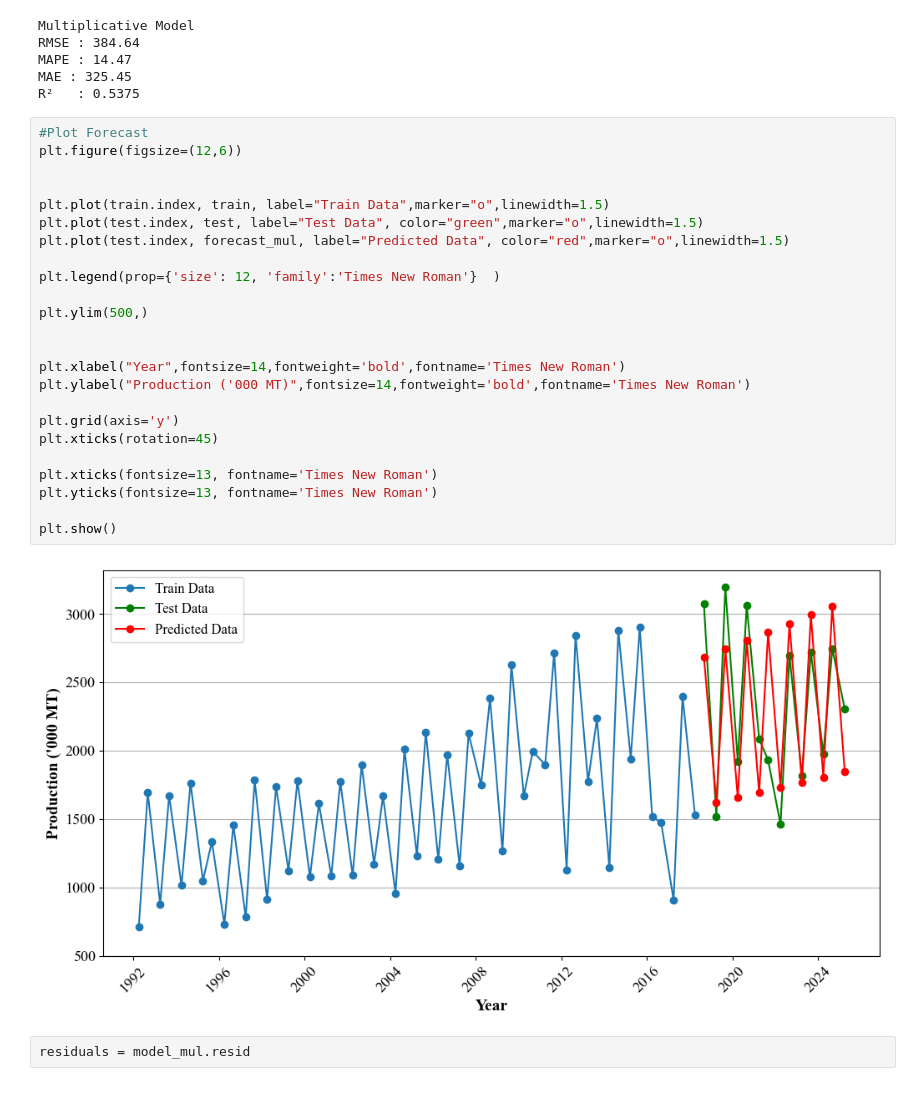
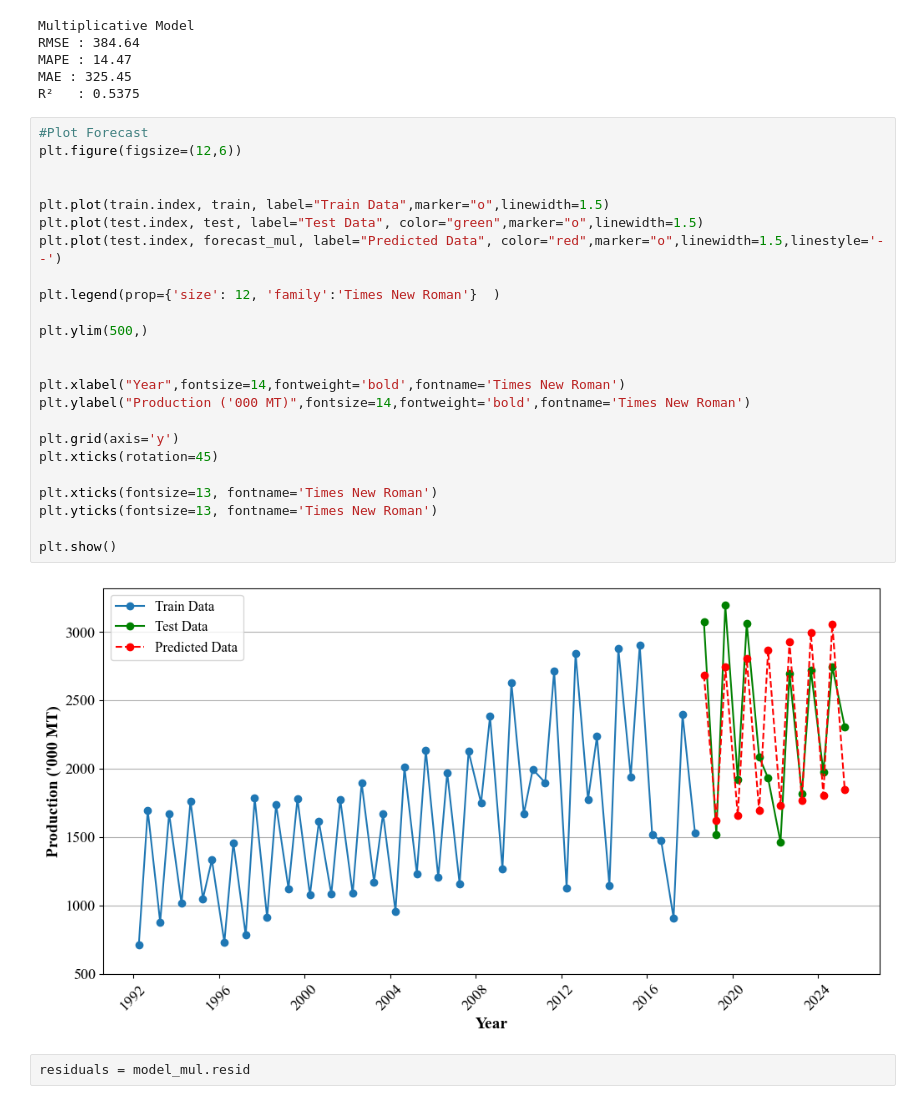
Before and after one commit to AchiniWathsala/Forecasting_Paddy_Production, a Jupyter notebook: production/holt_winters_production.ipynb, the cells around one changed output. Saved outputs shown, nothing was run; the diff lists cells and outputs as text.

```diff
--- a/production/holt_winters_production.ipynb
+++ b/production/holt_winters_production.ipynb
@@ -93,29 +93,29 @@ R²   : 0.5375
 # %%
 #Plot Forecast
 plt.figure(figsize=(12,6))
 
 
 plt.plot(train.index, train, label="Train Data",marker="o",linewidth=1.5)
 plt.plot(test.index, test, label="Test Data", color="green",marker="o",linewidth=1.5)
-plt.plot(test.index, forecast_mul, label="Predicted Data", color="red",marker="o",linewidth=1.5)
+plt.plot(test.index, forecast_mul, label="Predicted Data", color="red",marker="o",linewidth=1.5,linestyle='--')
 
 plt.legend(prop={'size': 12, 'family':'Times New Roman'}  )
 
 plt.ylim(500,)
 
 
 plt.xlabel("Year",fontsize=14,fontweight='bold',fontname='Times New Roman')
 plt.ylabel("Production ('000 MT)",fontsize=14,fontweight='bold',fontname='Times New Roman')
 
 plt.grid(axis='y')
 plt.xticks(rotation=45)
 
 plt.xticks(fontsize=13, fontname='Times New Roman')
 plt.yticks(fontsize=13, fontname='Times New Roman')
 
 plt.show()
 # %% [output]
-[figure, old version]
+[figure, new version]
 # %%
 residuals = model_mul.resid
 # %%
```
Also changed, not shown: parts of 1 cell of this notebook, 19 other files.
